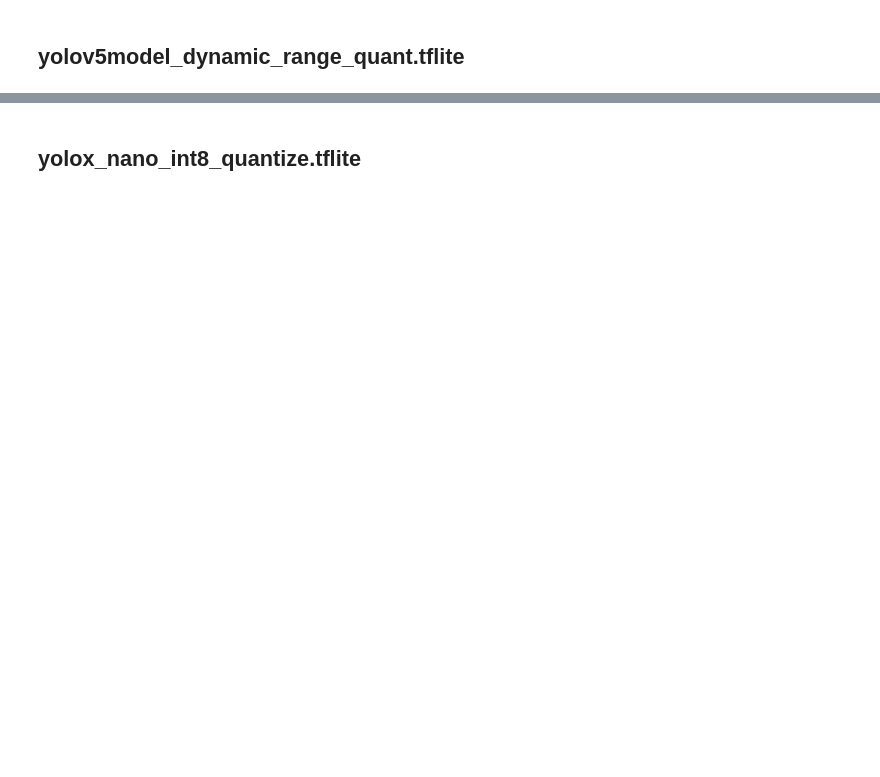
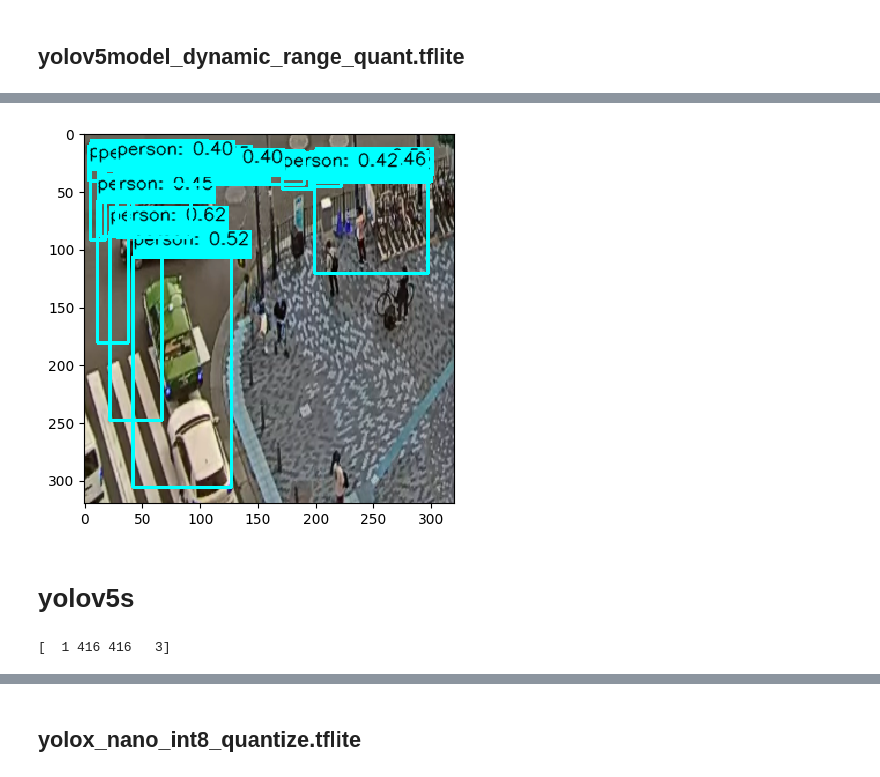
Before and after one commit to leoliu5550/MeiChu2023, a Jupyter notebook: Model/evalmodel.ipynb, the cells around one changed output, grey strips where cells are left out. Cells and saved outputs as stored; diff of their text form; code cells hidden in the pictures; blank space fills up the shorter version.

```diff
--- a/Model/evalmodel.ipynb
+++ b/Model/evalmodel.ipynb
@@ -503,7 +505,7 @@ iou_thres = 0.1
 tflite_path = "yolov5model_dynamic_range_quant.tflite"
 tfmodel2 = TFinference(
     tf_model = tflite_path,
-    input_image = "test_imgs/09.png",
+    input_image = "test_imgs/04.bmp",
     confidence_thres = confidence_thres,
     iou_thres = iou_thres,
     cocolabel_path = label_path,
@@ -516,0 +521,8 @@ len(tfmodel2.pred_result())
+# %%
+from matplotlib import pyplot as plt
+plt.imshow(result, interpolation='nearest')
+plt.show()
+# %% [output]
+[figure, added]
+# %% [markdown]
+# yolov5s
@@ -516,0 +763,4 @@ len(tfmodel2.pred_result())
+# %%
+result = tfmodel2.main()
+# %% [output]
+[  1 416 416   3]
```
Also changed, not shown: parts of 23 cells of this notebook, 9 other files.
